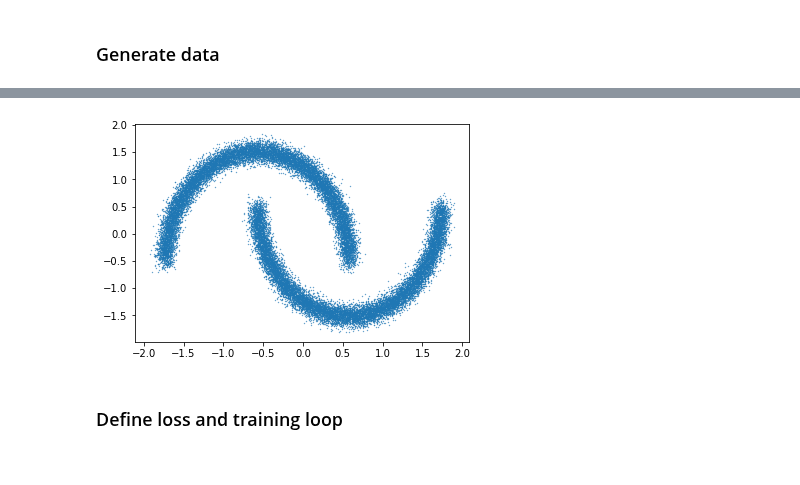
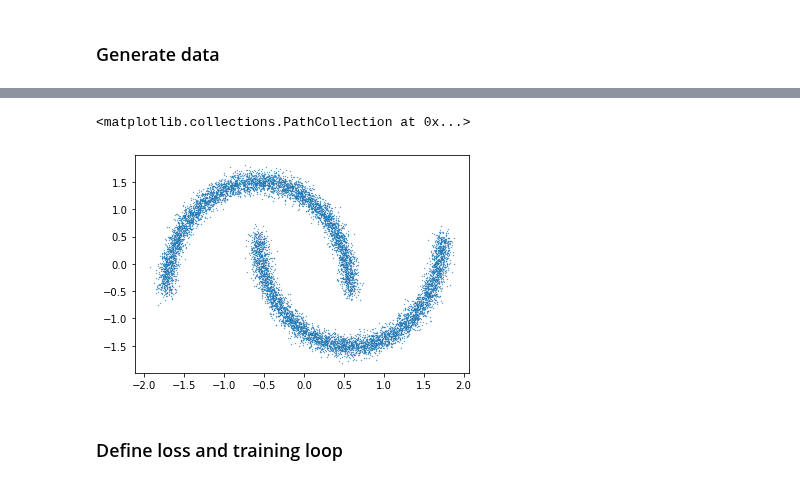
Before and after one commit to danielward27/flowjax, a Jupyter notebook: examples/two_moons.ipynb, the cells around one changed output, grey strips where cells are left out. Cells and saved outputs as stored; diff of their text form; code cells hidden in the pictures.

```diff
--- a/examples/two_moons.ipynb
+++ b/examples/two_moons.ipynb
@@ -12,7 +13,7 @@ from sklearn import datasets, preprocessing
 # %% [markdown]
 ### Generate data
 # %%
-n_samples = 30000
+n_samples = 10000
 plot_range = [(-2, 2), (-2, 2)]
 n_bins = 100
 
@@ -26,4 +27,5 @@ plt.scatter(x[:, 0], x[:, 1], s=0.1)
+<matplotlib.collections.PathCollection at 0x...>
-[figure, old version]
+[figure, new version]
 # %% [markdown]
 ### Define loss and training loop
 # %%
```
Also changed, not shown: parts of 6 cells of this notebook, 1 other file.
